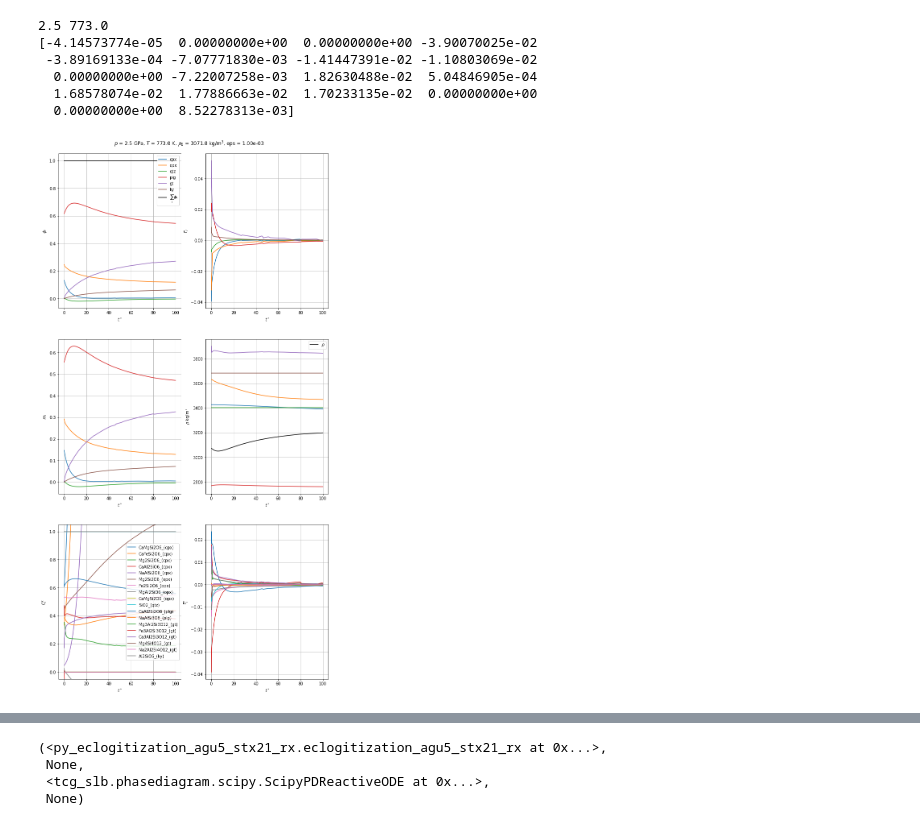
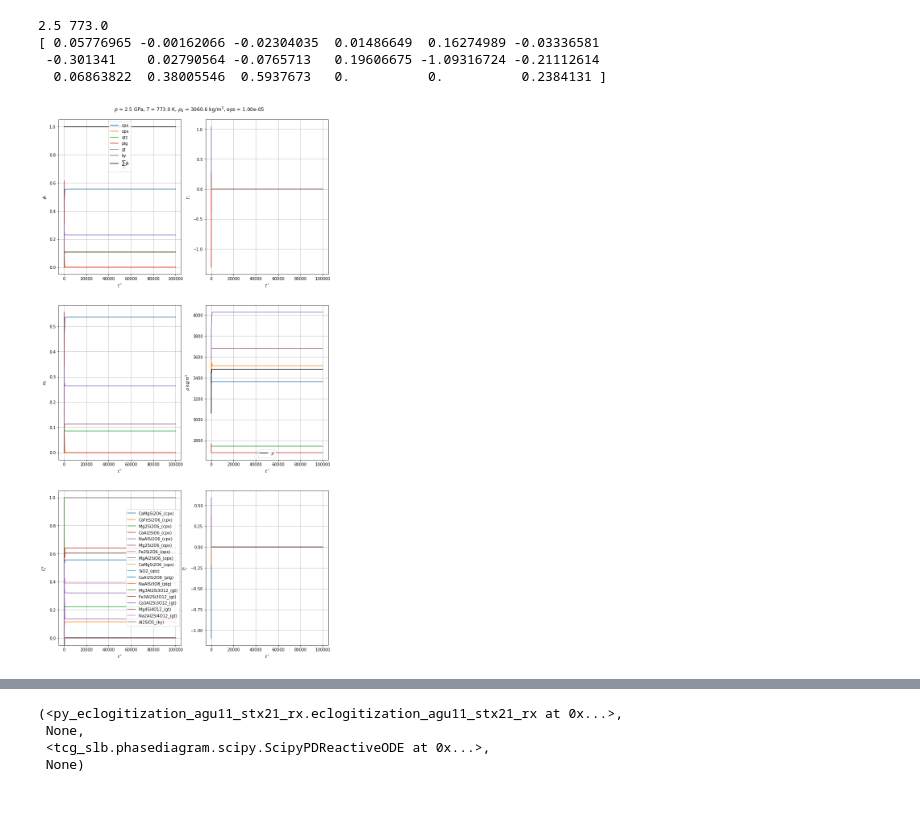
Before and after one commit to mitchellmcm27/tcg-ec, a Jupyter notebook: systems/ec/notebooks/eclogitization_hacker2015_md_xenolith.ipynb, the cells around one changed output, grey strips where cells are left out. Drawn from its saved outputs; the diff is of its cells as text; code cells hidden in the pictures.

Commit message:
Fe-Mg exchange reactions, cpx-opx-gt

```diff
--- a/systems/ec/notebooks/eclogitization_hacker2015_md_xenolith.ipynb
+++ b/systems/ec/notebooks/eclogitization_hacker2015_md_xenolith.ipynb
@@ -1,3 +1,8 @@
 # %%
 from mcm import EcModel
-reference= 'eclogitization_hacker2015_md_xenolith'
+import importlib
+import numpy as np
+
+reference= 'notebook'
+composition = 'hacker_2015_md_xenolith'
+rxnName = 'eclogitization_agu15_stx21_rx'
@@ -91,28 +9,55 @@ Xik0[4][4] = 0.0
+# %%
+mod = importlib.import_module("compositions."+composition)
+Cik0, Xik0, mi0, phii0, phase_names, endmember_names = [getattr(mod,a,None) for a in ['Cik0', 'Xik0', 'mi0','phii0', 'phase_names', 'endmember_names']]
+
+rxn = EcModel.get_reaction(rxnName)
+
+def x2c(rxn, Xik0):
+    return np.asarray([c for (i, ph) in enumerate(rxn.phases()) for c in ph.x_to_c(Xik0[i])])
+def phi2m(rxn, phii0, Cik0, T=900.,p=10000.):
+    '''Converts phase modes in volume fraction to mass fraction given an intial EM composition in mass fractions.'''
+
+    densities = []
+    C = rxn.zero_C()
+    Ki = 0
+    for i,ph in enumerate(rxn.phases()):
+        n = len(ph.endmembers())
+        C[i] = Cik0[Ki:Ki+n]
+        Ki = Ki+n
+
+    C = [np.maximum(np.asarray(C[i]), eps*np.ones(len(C[i]))) for i in range(len(C))]
+    C = [np.asarray(C[i])/sum(C[i]) for i in range(len(C))]
+
+    densities = [ph.rho(T, p, C[i]) for i,ph in enumerate(rxn.phases())]
+    mass = np.sum(np.asarray(densities) * np.asarray(phii0))
+    mi0 = np.asarray([v*densities[i]/mass for (i, v) in enumerate(phii0)])
+
+    return mi0
+
+Cik0 = x2c(rxn, Xik0) if Cik0 is None else Cik0
+mi0 = phi2m(rxn, phii0, Cik0) if mi0 is None else mi0
 # %%
-import numpy as np
 T_range = np.linspace(773,1273,50)
 P_range = np.linspace(2.5,0.5,50)
 P0=P_range[0]
 T0=T_range[0]
 print(P0,T0)
 model = EcModel(
     reference,
-    "eclogitization_agu5_stx21_rx",
+    "eclogitization_agu11_stx21_rx",
     mi0=mi0,
-    Xik0=Xik0,
+    Cik0=Cik0,
     P0=P0,
     T0=T0,
     nP=0,
     nT=0
 )
 
-model.run(reload=False,save=False,end_t=1e2,eps=1.e-3)
+model.run(reload=False,save=False,end_t=1e5,eps=1.e-5)
 # %% [output]
 2.5 773.0
-[-4.14573774e-05  0.00000000e+00  0.00000000e+00 -3.90070025e-02
- -3.89169133e-04 -7.07771830e-03 -1.41447391e-02 -1.10803069e-02
-  0.00000000e+00 -7.22007258e-03  1.82630488e-02  5.04846905e-04
-  1.68578074e-02  1.77886663e-02  1.70233135e-02  0.00000000e+00
-  0.00000000e+00  8.52278313e-03]
+[ 0.05776965 -0.00162066 -0.02304035  0.01486649  0.16274989 -0.03336581
+ -0.301341    0.02790564 -0.0765713   0.19606675 -1.09316724 -0.21112614
+  0.06863822  0.38005546  0.5937673   0.          0.          0.2384131 ]
-[figure, old version]
+[figure, new version]
 |  | Clinopyroxene_slb_ph | Orthopyroxene_slb_ph | Quartz_slb_ph | Feldspar_slb_ph | Garnet_slb_ph | ... |
@@ -121,4 +66,4 @@ model.run(reload=False,save=False,end_t=1e2,eps=1.e-3)
-(<py_eclogitization_agu5_stx21_rx.eclogitization_agu5_stx21_rx at 0x...>,
+(<py_eclogitization_agu11_stx21_rx.eclogitization_agu11_stx21_rx at 0x...>,
  None,
  <tcg_slb.phasediagram.scipy.ScipyPDReactiveODE at 0x...>,
  None)
```
Also changed, not shown: parts of 2 cells of this notebook, 13 other files.
